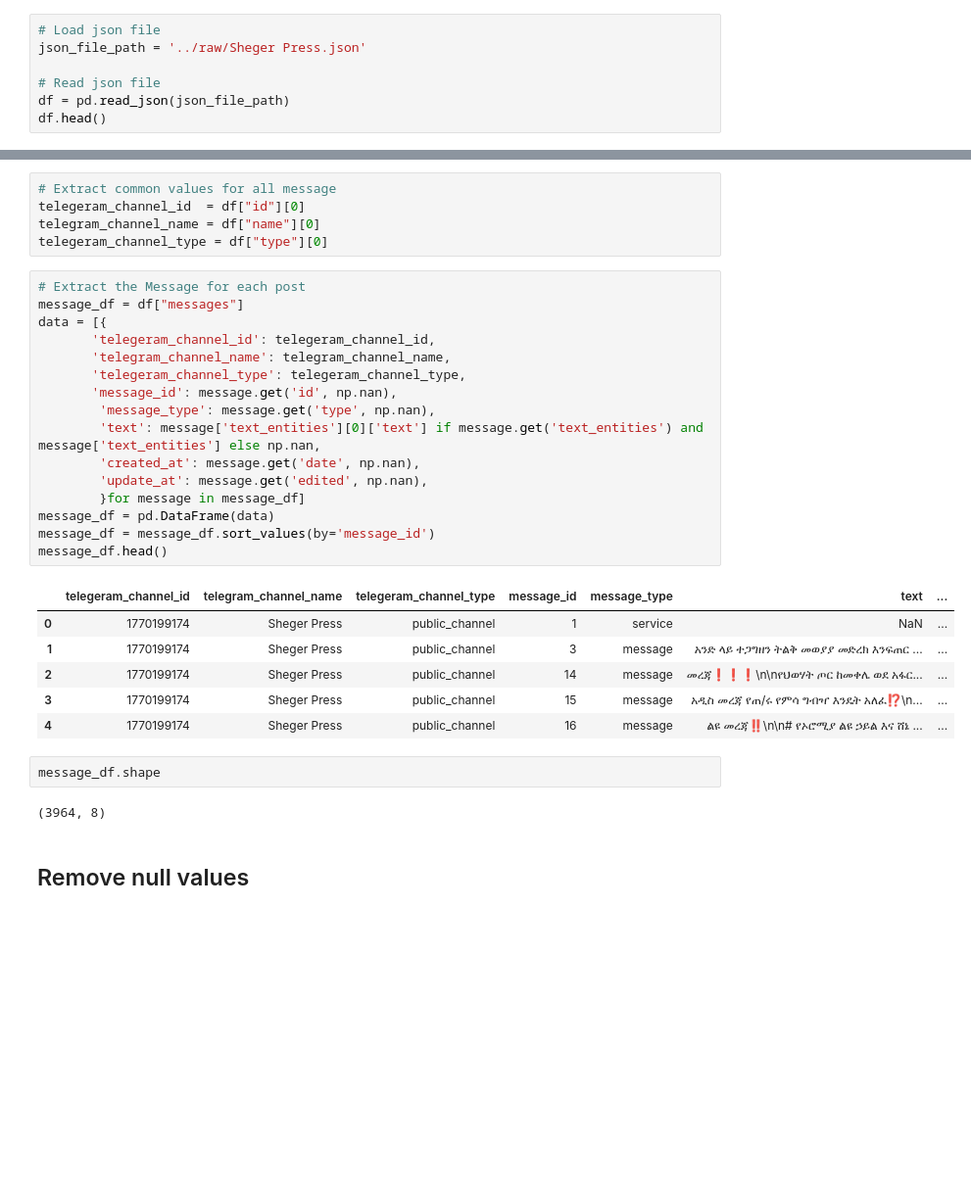
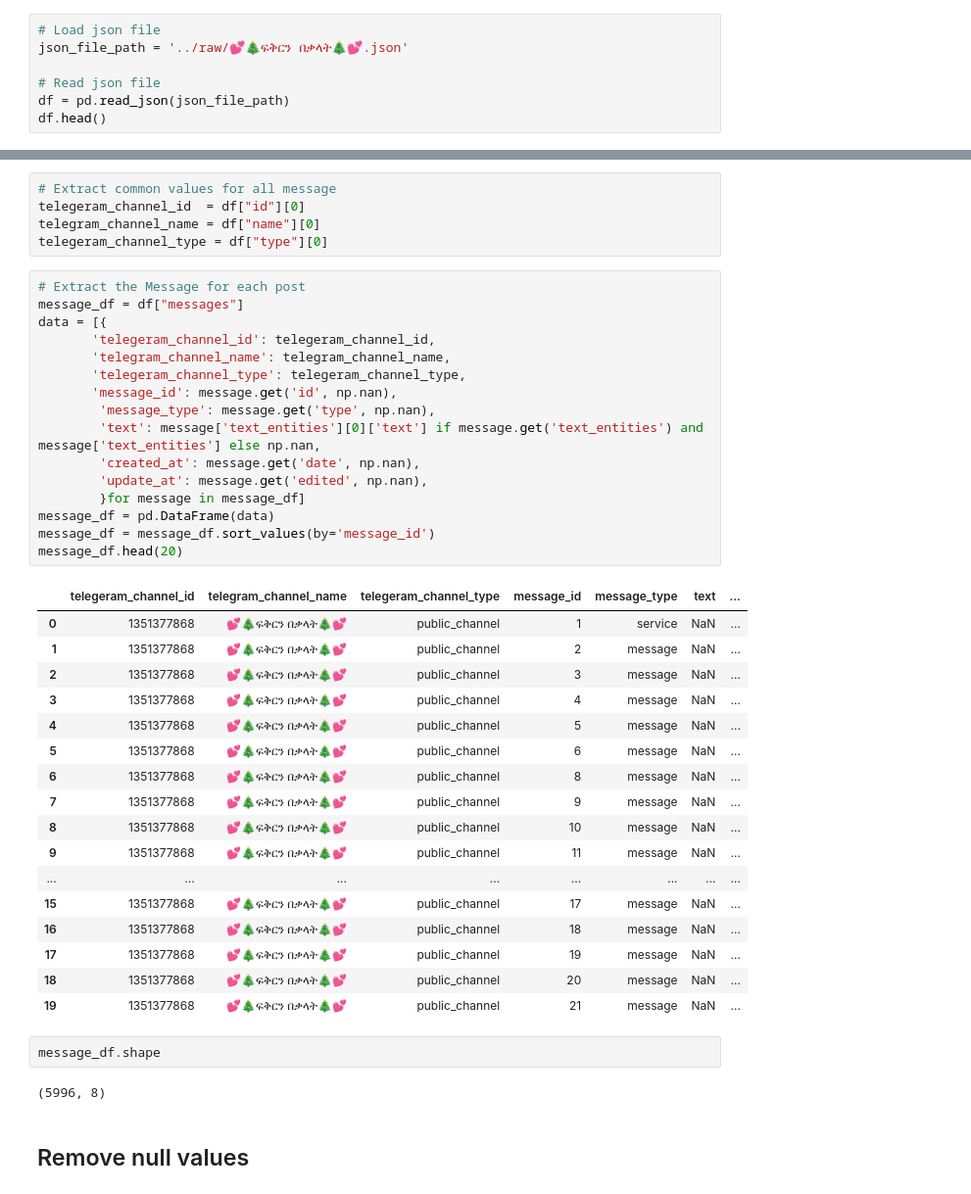
Before and after one commit to 10AcademyBatchA/week_7_llm_finetuning_for_amharic_language, a Jupyter notebook: backend/notebooks/clean_data.ipynb, the cells around one changed output, grey strips where cells are left out. Shown: that part at 98% size. Drawn from its saved outputs; the diff is of its cells as text; blank space fills up the shorter version.

```diff
--- a/backend/notebooks/clean_data.ipynb
+++ b/backend/notebooks/clean_data.ipynb
@@ -10,6 +13,6 @@ cleaned_dir = "../cleaned"
 # %%
 # Load json file
-json_file_path = '../raw/Sheger Press️️.json'
+json_file_path = '../raw/💕🎄ፍቅርን በቃላት🎄💕.json'
 
 # Read json file
 df = pd.read_json(json_file_path)
@@ -40,30 +43,41 @@ telegeram_channel_type = df["type"][0]
 # %%
 # Extract the Message for each post
 message_df = df["messages"]
 data = [{
        'telegeram_channel_id': telegeram_channel_id,
        'telegram_channel_name': telegram_channel_name,
        'telegeram_channel_type': telegeram_channel_type,
        'message_id': message.get('id', np.nan),
         'message_type': message.get('type', np.nan),
         'text': message['text_entities'][0]['text'] if message.get('text_entities') and message['text_entities'] else np.nan,
         'created_at': message.get('date', np.nan),
         'update_at': message.get('edited', np.nan),
         }for message in message_df]
 message_df = pd.DataFrame(data)
 message_df = message_df.sort_values(by='message_id')
-message_df.head()
+message_df.head(20)
 # %% [output]
 |  | telegeram_channel_id | telegram_channel_name | telegeram_channel_type | message_id | message_type | text | ... |
-| 0 | 1770199174 | Sheger Press️️ | public_channel | 1 | service | NaN | ... |
-| 1 | 1770199174 | Sheger Press️️ | public_channel | 3 | message | አንድ ላይ ተጋግዘን ትልቅ መወያያ መድረክ እንፍጠር ... | ... |
-| 2 | 1770199174 | Sheger Press️️ | public_channel | 14 | message | መረጃ❗️❗️❗️\n\nየህወሃት ጦር ከመቀሌ ወደ አፋር... | ... |
-| 3 | 1770199174 | Sheger Press️️ | public_channel | 15 | message | አዲስ መረጃ የጠ/ሩ የምሳ ግብዣ እንዴት አለፈ⁉️\n... | ... |
-| 4 | 1770199174 | Sheger Press️️ | public_channel | 16 | message | ልዩ መረጃ‼️\n\n# የኦሮሚያ ልዩ ኃይል እና ሸኔ ... | ... |
+| 0 | 1351377868 | 💕🎄ፍቅርን በቃላት🎄💕 | public_channel | 1 | service | NaN | ... |
+| 1 | 1351377868 | 💕🎄ፍቅርን በቃላት🎄💕 | public_channel | 2 | message | NaN | ... |
+| 2 | 1351377868 | 💕🎄ፍቅርን በቃላት🎄💕 | public_channel | 3 | message | NaN | ... |
+| 3 | 1351377868 | 💕🎄ፍቅርን በቃላት🎄💕 | public_channel | 4 | message | NaN | ... |
+| 4 | 1351377868 | 💕🎄ፍቅርን በቃላት🎄💕 | public_channel | 5 | message | NaN | ... |
+| 5 | 1351377868 | 💕🎄ፍቅርን በቃላት🎄💕 | public_channel | 6 | message | NaN | ... |
+| 6 | 1351377868 | 💕🎄ፍቅርን በቃላት🎄💕 | public_channel | 8 | message | NaN | ... |
+| 7 | 1351377868 | 💕🎄ፍቅርን በቃላት🎄💕 | public_channel | 9 | message | NaN | ... |
+| 8 | 1351377868 | 💕🎄ፍቅርን በቃላት🎄💕 | public_channel | 10 | message | NaN | ... |
+| 9 | 1351377868 | 💕🎄ፍቅርን በቃላት🎄💕 | public_channel | 11 | message | NaN | ... |
+| ... | ... | ... | ... | ... | ... | ... | ... |
+| 15 | 1351377868 | 💕🎄ፍቅርን በቃላት🎄💕 | public_channel | 17 | message | NaN | ... |
+| 16 | 1351377868 | 💕🎄ፍቅርን በቃላት🎄💕 | public_channel | 18 | message | NaN | ... |
+| 17 | 1351377868 | 💕🎄ፍቅርን በቃላት🎄💕 | public_channel | 19 | message | NaN | ... |
+| 18 | 1351377868 | 💕🎄ፍቅርን በቃላት🎄💕 | public_channel | 20 | message | NaN | ... |
+| 19 | 1351377868 | 💕🎄ፍቅርን በቃላት🎄💕 | public_channel | 21 | message | NaN | ... |
 # %%
 message_df.shape
 # %% [output]
-(3964, 8)
+(5996, 8)
 # %% [markdown]
 ## Remove null values
 # %%
```
Also changed, not shown: parts of 26 cells of this notebook.
